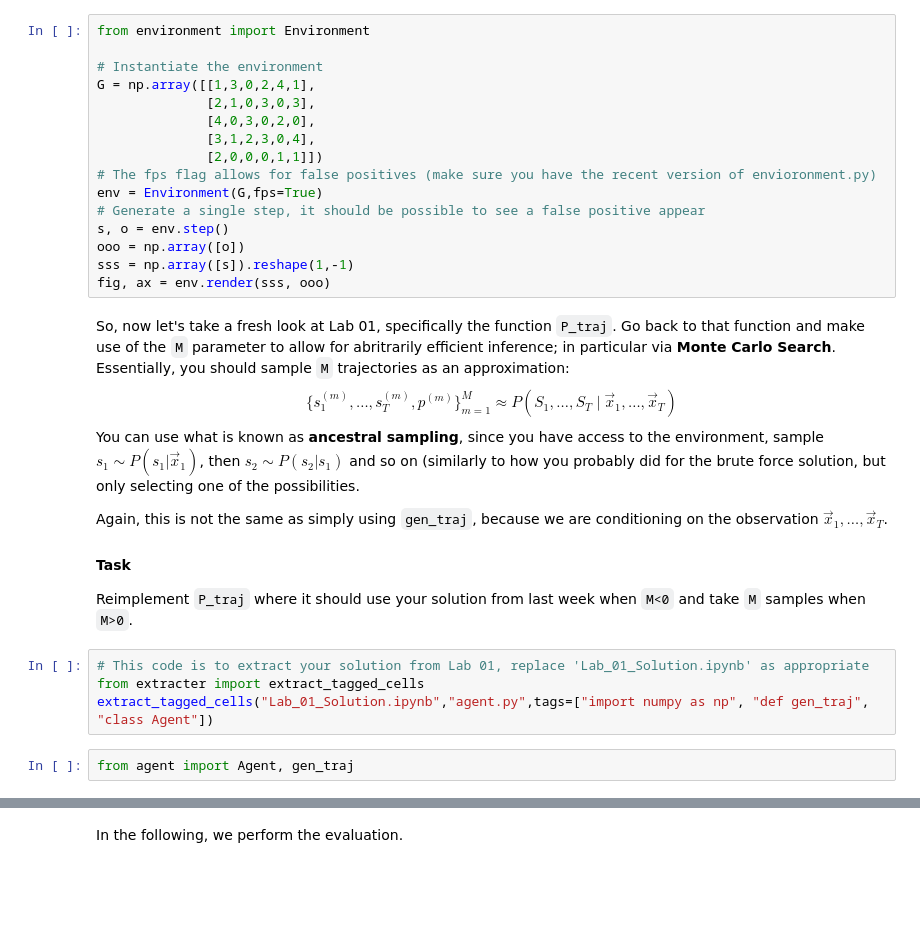
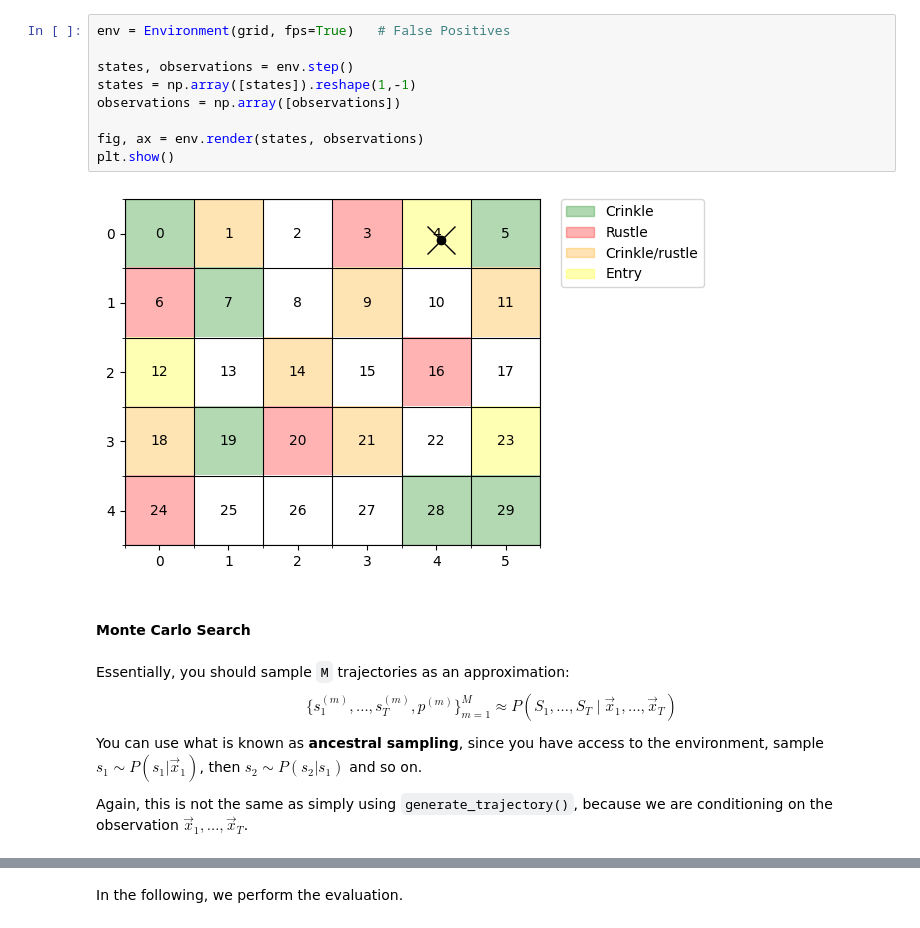
Before and after one commit to tr0fin0/classes_ensta, a Jupyter notebook: 3A/CSC_52081_EP/CSC_52081_EP_TP2/CSC_52081_EP_TP2.ipynb, the cells around one changed output, grey strips where cells are left out. Cells and saved outputs as stored; diff of their text form; blank space fills up the shorter version.

```diff
--- a/3A/CSC_52081_EP/CSC_52081_EP_TP2/CSC_52081_EP_TP2.ipynb
+++ b/3A/CSC_52081_EP/CSC_52081_EP_TP2/CSC_52081_EP_TP2.ipynb
@@ -14,34 +74,22 @@ For inference in the context of multi-output and structured prediction, there is
 # %%
-from environment import Environment
+env = Environment(grid, fps=True)   # False Positives
 
-# Instantiate the environment
-G = np.array([[1,3,0,2,4,1],
-              [2,1,0,3,0,3],
-              [4,0,3,0,2,0],
-              [3,1,2,3,0,4],
-              [2,0,0,0,1,1]])
-# The fps flag allows for false positives (make sure you have the recent version of envioronment.py)
-env = Environment(G,fps=True)
-# Generate a single step, it should be possible to see a false positive appear
-s, o = env.step()
-ooo = np.array([o])
-sss = np.array([s]).reshape(1,-1)
-fig, ax = env.render(sss, ooo)
+states, observations = env.step()
+states = np.array([states]).reshape(1,-1)
+observations = np.array([observations])
+
+fig, ax = env.render(states, observations)
+plt.show()
+# %% [output]
+[figure, added]
+# %% [markdown]
+#### Monte Carlo Search
 # %% [markdown]
-So, now let's take a fresh look at Lab 01, specifically the function `P_traj`. Go back to that function and make use of the `M` parameter to allow for abritrarily efficient inference; in particular via **Monte Carlo Search**. Essentially, you should sample `M` trajectories as an approximation:
+Essentially, you should sample `M` trajectories as an approximation:
 $$
     \{s^{(m)}_1,\ldots,s^{(m)}_T, p^{(m)}\}_{m=1}^M \approx P(S_1,\ldots,S_T \mid \vec{x}_1,\ldots,\vec{x}_T)
 $$
-You can use what is known as **ancestral sampling**, since you have access to the environment, sample $s_1 \sim P(s_1 | \vec{x}_1)$, then $s_2 \sim P(s_2 | s_1)$ and so on (similarly to how you probably did for the brute force solution, but only selecting one of the possibilities.
 
-Again, this is not the same as simply using `gen_traj`, because we are conditioning on the observation $\vec{x}_1,\ldots,\vec{x}_T$.
+You can use what is known as **ancestral sampling**, since you have access to the environment, sample $s_1 \sim P(s_1 | \vec{x}_1)$, then $s_2 \sim P(s_2 | s_1)$ and so on.
 
-#### Task
-
-Reimplement `P_traj` where it should use your solution from last week when `M<0` and take `M` samples when `M>0`.
+Again, this is not the same as simply using `generate_trajectory()`, because we are conditioning on the observation $\vec{x}_1,\ldots,\vec{x}_T$.
-# %%
-# This code is to extract your solution from Lab 01, replace 'Lab_01_Solution.ipynb' as appropriate
-from extracter import extract_tagged_cells
-extract_tagged_cells("Lab_01_Solution.ipynb","agent.py",tags=["import numpy as np", "def gen_traj", "class Agent"])
-# %%
-from agent import Agent, gen_traj
```
Also changed, not shown: parts of 72 cells of this notebook.
